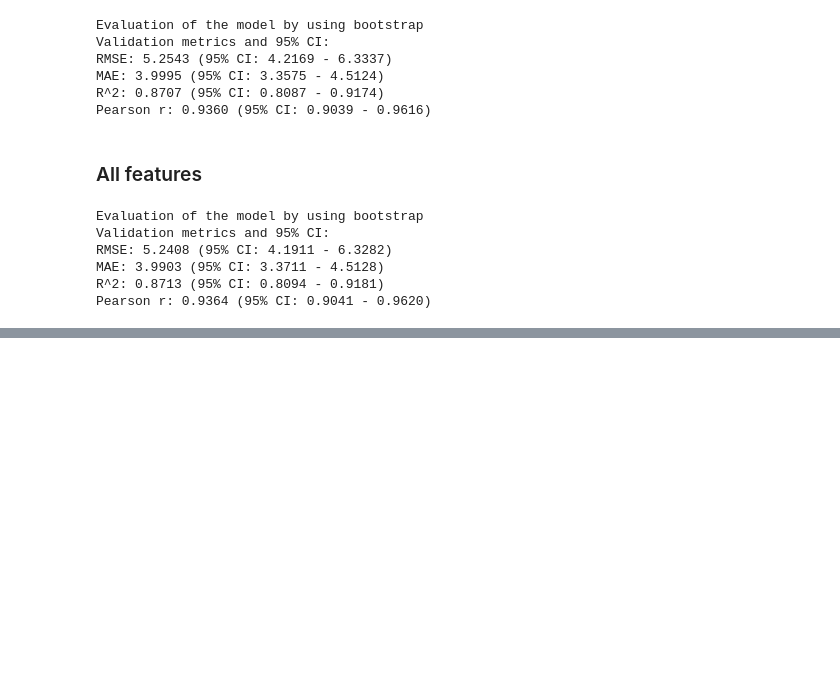
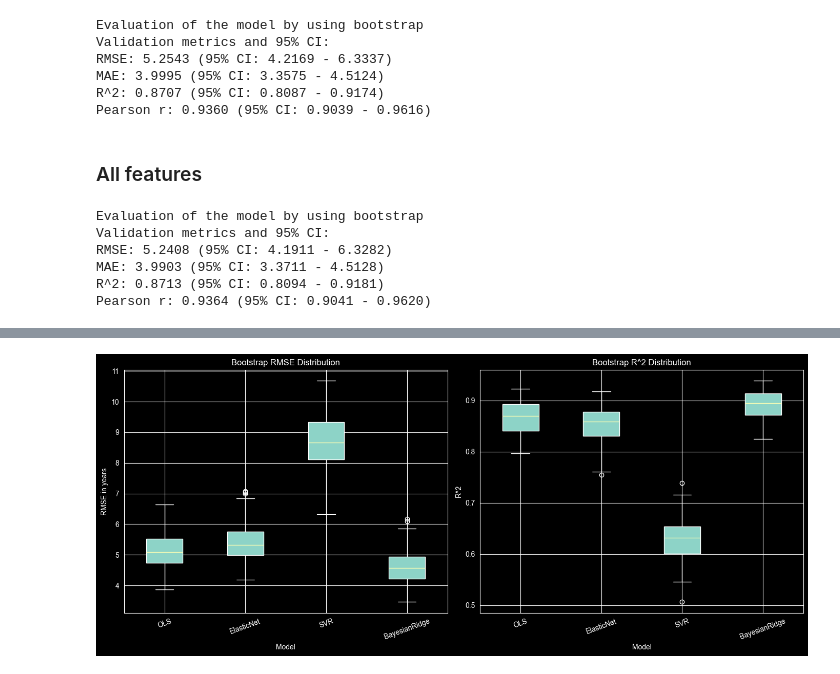
Before and after one commit to Mushroompilamis/MLCB26_Assignment1, a Jupyter notebook: notebooks/data_exploration.ipynb, the cells around one changed output, grey strips where cells are left out. Cells and saved outputs as stored; diff of their text form; code cells hidden in the pictures; blank space fills up the shorter version.

```diff
--- a/notebooks/data_exploration.ipynb
+++ b/notebooks/data_exploration.ipynb
@@ -309,0 +313,16 @@ Pearson r: 0.9364 (95% CI: 0.9041 - 0.9620)
+# %%
+# Results of each model
+#ElasticNet
+print("###########Results############")
+print("\n")
+print("1.ElasticNet (EN) ")
+elastic_model, elastic_pred = model_elasticnet(X_train_cpg_processed,y_train,X_val_cpg_processed)
+elastic_results = evaluation_of_model(y_val, elastic_pred)
+#SVR
+print("\n2.SVR ")
+svr_model, svr_pred = svr_model(X_train_cpg_processed,y_train,X_val_cpg_processed)
+svr_results = evaluation_of_model(y_val, svr_pred)
+#BayesianRidge
+print("\n3.BayesianRidge (BR)")
+bayes_model, bayes_pred = bayesianridge_model(X_train_cpg_processed,y_train,X_val_cpg_processed)
+bayes_results = evaluation_of_model(y_val, bayes_pred)
@@ -309,0 +387,7 @@ Pearson r: 0.9364 (95% CI: 0.9041 - 0.9620)
+# %%
+#Summary table for each model
+results= {"OLS": ols_cpg_results, "ElasticNet": elastic_results,"SVR": svr_results,"BayesianRidge": bayes_results}
+#Boxplot print
+bootstrap_boxplots(results)
+# %% [output]
+[figure, added]
```
Also changed, not shown: parts of 10 cells of this notebook.
